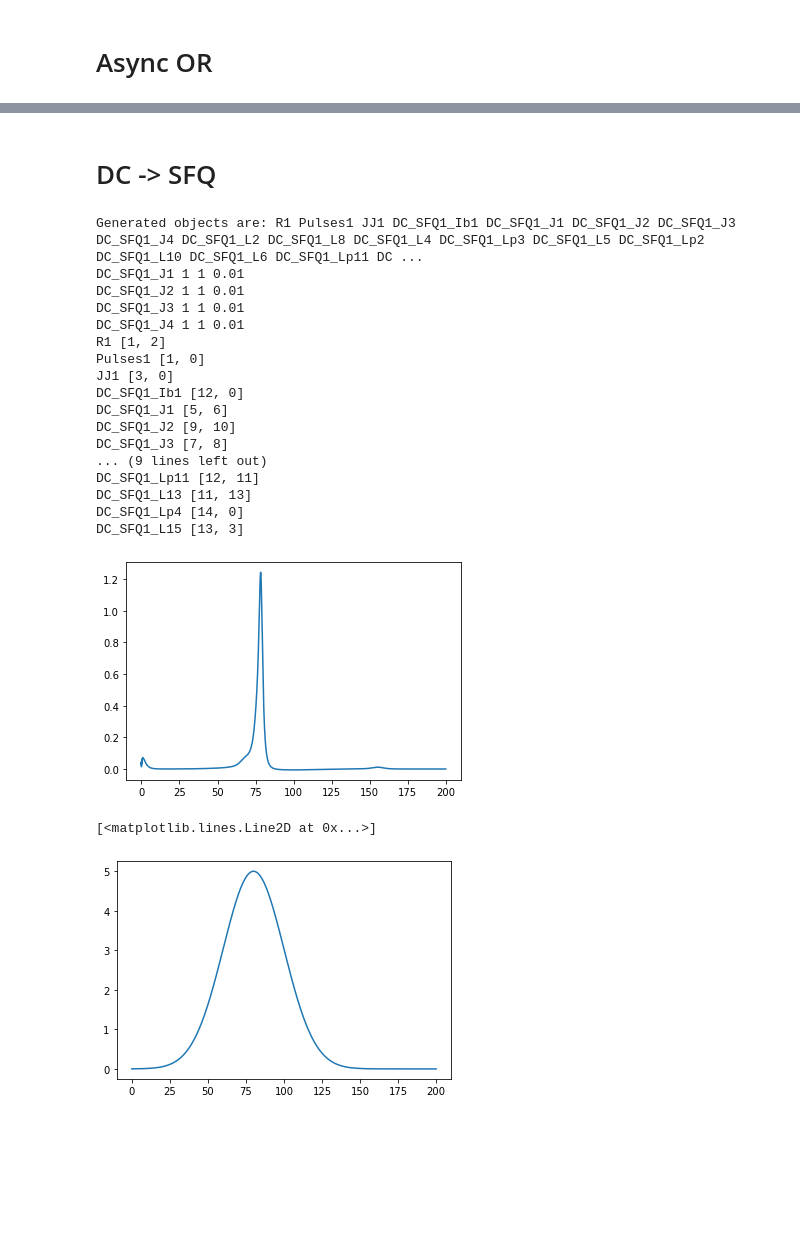
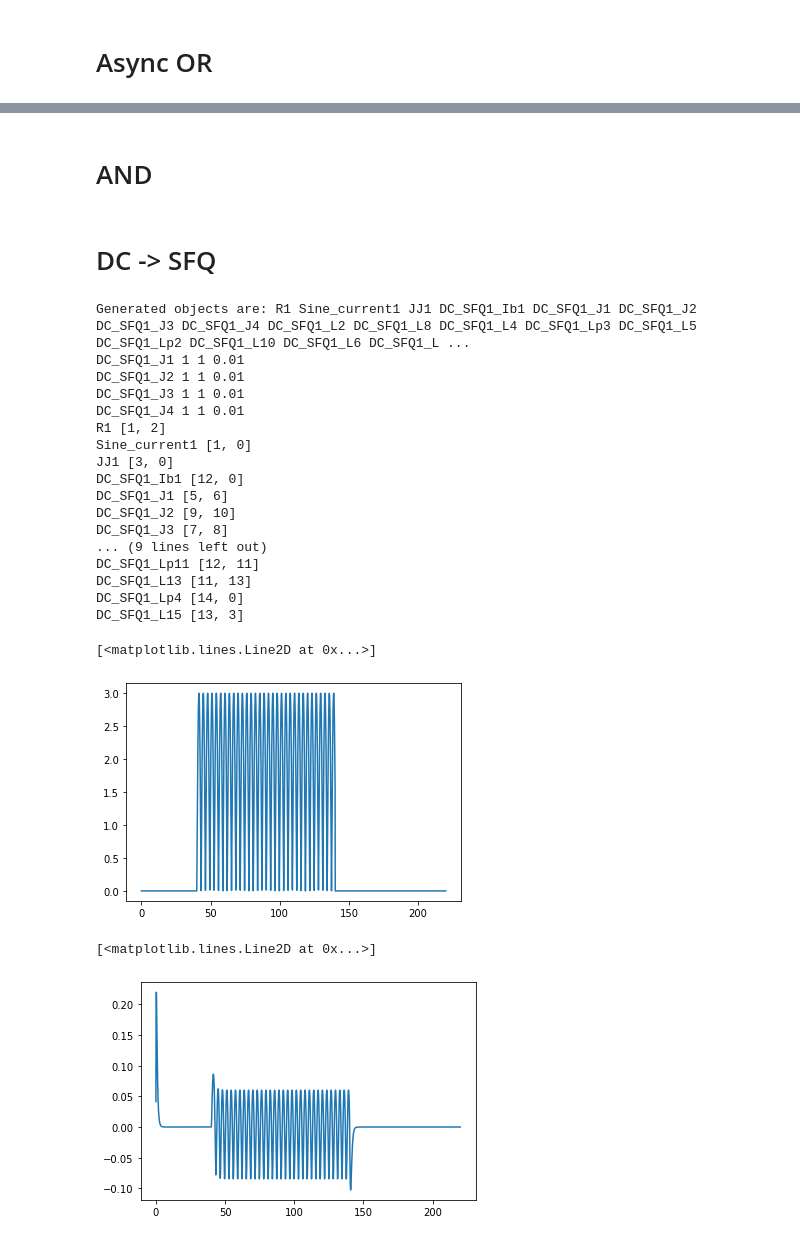
Before and after one commit to gausseuler60/SymSC_Python, a Jupyter notebook: Realization_Elements_new.ipynb, the cells around one changed output, grey strips where cells are left out. Cells and saved outputs as stored; diff of their text form; code cells hidden in the pictures; blank space fills up the shorter version.

```diff
--- a/Realization_Elements_new.ipynb
+++ b/Realization_Elements_new.ipynb
@@ -393,3 +464,5 @@ Async_OR1_R_S [7, 8]
+# %% [markdown]
+# AND
 # %% [markdown]
 # DC -> SFQ
 # %%
@@ -400,6 +473,11 @@ from Objects import DC_SFQ, JJ, Pulses, L, R
 from FunctionCompiler import *
 # %%
-T = Pulses.Pulses(loc=[1], A =5, t0 = 80, D=400)
+T_1 = Sine_current.Sine_current(loc=[1], A =3,length=100,w=1, t0 = 40)
+
+T_2 = Square_pulse.Square_pulse(loc=[1], A =3,length=10, t0 = 70)
+T_3 = Square_pulse.Square_pulse(loc=[1], A =3,length=10, t0 = 100)
+T_4 = Square_pulse.Square_pulse(loc=[1], A =3,length=10, t0 = 130)
+T_5 = Square_pulse.Square_pulse(loc=[1], A =3,length=10, t0 = 160)
 #A = Pulses.Pulses(loc=[1], A =1, t0 = 60)
 '''B = Pulses.Pulses(loc=[1], A =1, t0 = 60, D=1)
 C = Pulses.Pulses(loc=[1], A =1, t0 = 80, D=1)'''
@@ -408,24 +486,23 @@ dc_sfq = DC_SFQ.DC_SFQ(loc=[2,3])
 
 J1 = JJ.JJ(loc=[3,0], A=2, r=1, c=1)
 
-t = np.arange(0, 200, 0.01)
-fc = FunctionCompiler([R1, T, dc_sfq, J1], t)
+t = np.arange(0, 220, 0.01)
+fc = FunctionCompiler([R1, T_1, dc_sfq, J1], t)
 
 sol = fc.solve()
 
 V_J_1 = J1.get_data("V", t, sol);
 I_R = R1.get_data("I", t,sol)
 
-fig, ax = plt.subplots()
-ax.plot(t, V_J_1);
+plt.plot(t, I_R)
 # %% [output]
-Generated objects are: R1 Pulses1 JJ1 DC_SFQ1_Ib1 DC_SFQ1_J1 DC_SFQ1_J2 DC_SFQ1_J3 DC_SFQ1_J4 DC_SFQ1_L2 DC_SFQ1_L8 DC_SFQ1_L4 DC_SFQ1_Lp3 DC_SFQ1_L5 DC_SFQ1_Lp2 DC_SFQ1_L10 DC_SFQ1_L6 DC_SFQ1_Lp11 DC ...
+Generated objects are: R1 Sine_current1 JJ1 DC_SFQ1_Ib1 DC_SFQ1_J1 DC_SFQ1_J2 DC_SFQ1_J3 DC_SFQ1_J4 DC_SFQ1_L2 DC_SFQ1_L8 DC_SFQ1_L4 DC_SFQ1_Lp3 DC_SFQ1_L5 DC_SFQ1_Lp2 DC_SFQ1_L10 DC_SFQ1_L6 DC_SFQ1_L ...
 DC_SFQ1_J1 1 1 0.01
 DC_SFQ1_J2 1 1 0.01
 DC_SFQ1_J3 1 1 0.01
 DC_SFQ1_J4 1 1 0.01
 R1 [1, 2]
-Pulses1 [1, 0]
+Sine_current1 [1, 0]
 JJ1 [3, 0]
 DC_SFQ1_Ib1 [12, 0]
 DC_SFQ1_J1 [5, 6]
@@ -436,9 +513,10 @@ DC_SFQ1_Lp11 [12, 11]
 DC_SFQ1_L13 [11, 13]
 DC_SFQ1_Lp4 [14, 0]
 DC_SFQ1_L15 [13, 3]
+[<matplotlib.lines.Line2D at 0x...>]
-[figure, old version]
+[figure, new version]
 # %%
-plt.plot(t, I_R)
+plt.plot(t, V_J_1)
 # %% [output]
 [<matplotlib.lines.Line2D at 0x...>]
-[figure, old version]
+[figure, new version]
```
Also changed, not shown: parts of 35 cells of this notebook, 7 other files.
